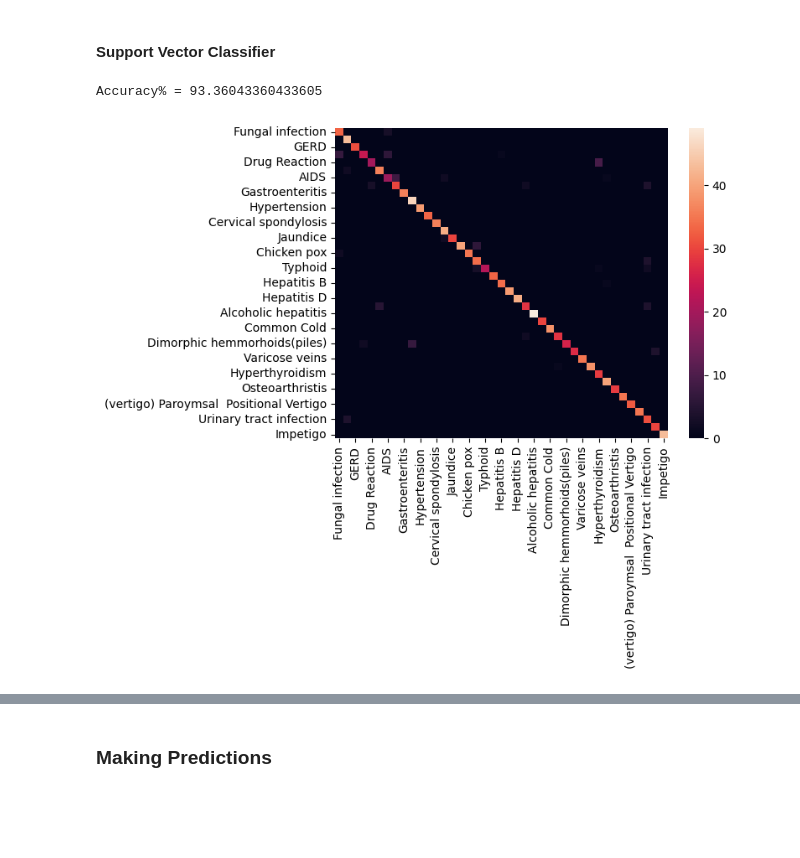
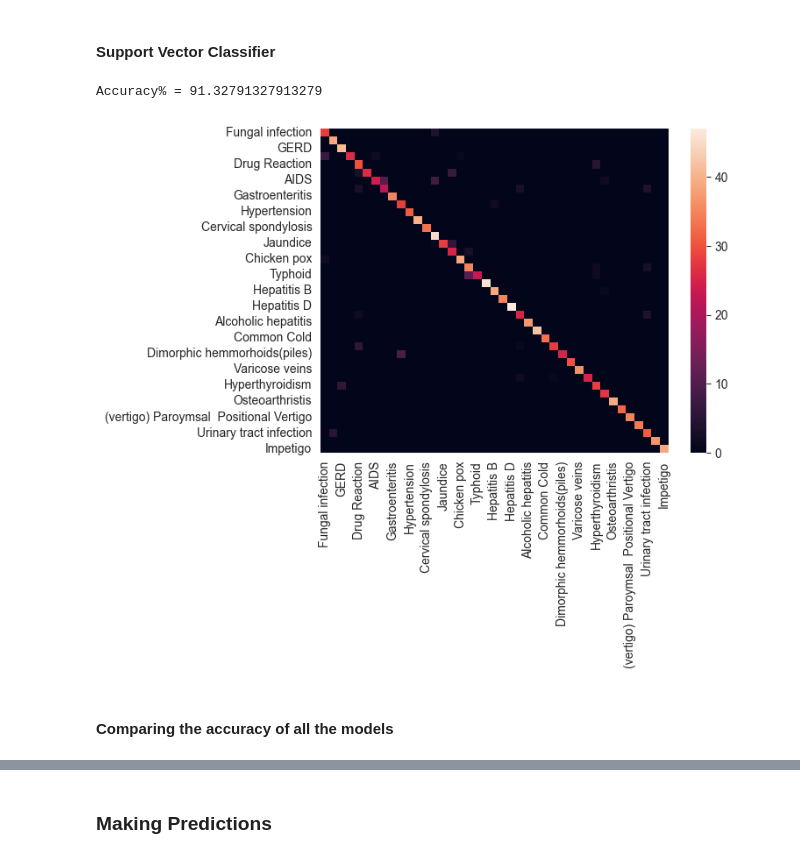
Before and after one commit to Velogan-Boy/diagno-ai-zer, a Jupyter notebook: notebooks/predictDisease.ipynb, the cells around one changed output, grey strips where cells are left out. Saved outputs shown, nothing was run; the diff lists cells and outputs as text; code cells hidden in the pictures; blank space fills up the shorter version.

```diff
--- a/notebooks/predictDisease.ipynb
+++ b/notebooks/predictDisease.ipynb
@@ -200,7 +205,7 @@ labels = encoded_df['Disease'].values
 # %% [markdown]
 #### Splitting the data
 # %%
-x_train, x_test, y_train, y_test = train_test_split(data, labels,  train_size = 0.70)
+x_train, x_test, y_train, y_test = train_test_split(data, labels,  train_size = 0.70, shuffle=True, random_state=42)
 print(x_train.shape, x_test.shape, y_train.shape, y_test.shape)
 # %% [output]
 (3444, 17) (1476, 17) (3444,) (1476,)
@@ -273,16 +286,20 @@ Accuracy% = 98.71273712737127
 # %% [markdown]
 #### Support Vector Classifier
 # %%
-svc = SVC()
+svc = SVC(probability=True)
 svc.fit(x_train, y_train)
 result = svc.predict(x_test)
 
 conf_mat = confusion_matrix(y_test, result)
 df_cm = pd.DataFrame(conf_mat, index=df['Disease'].unique(), columns=df['Disease'].unique())
 
 sns.heatmap(df_cm)
 
-print( 'Accuracy% =', accuracy_score(y_test, result)*100)
+svc_score = accuracy_score(y_test, result) * 100
+
+print( 'Accuracy% =', svc_score)
 # %% [output]
-Accuracy% = 93.36043360433605
+Accuracy% = 91.32791327913279
-[figure, old version]
+[figure, new version]
+# %% [markdown]
+#### Comparing the accuracy of all the models
```
Also changed, not shown: parts of 12 cells of this notebook, 1 other file.
